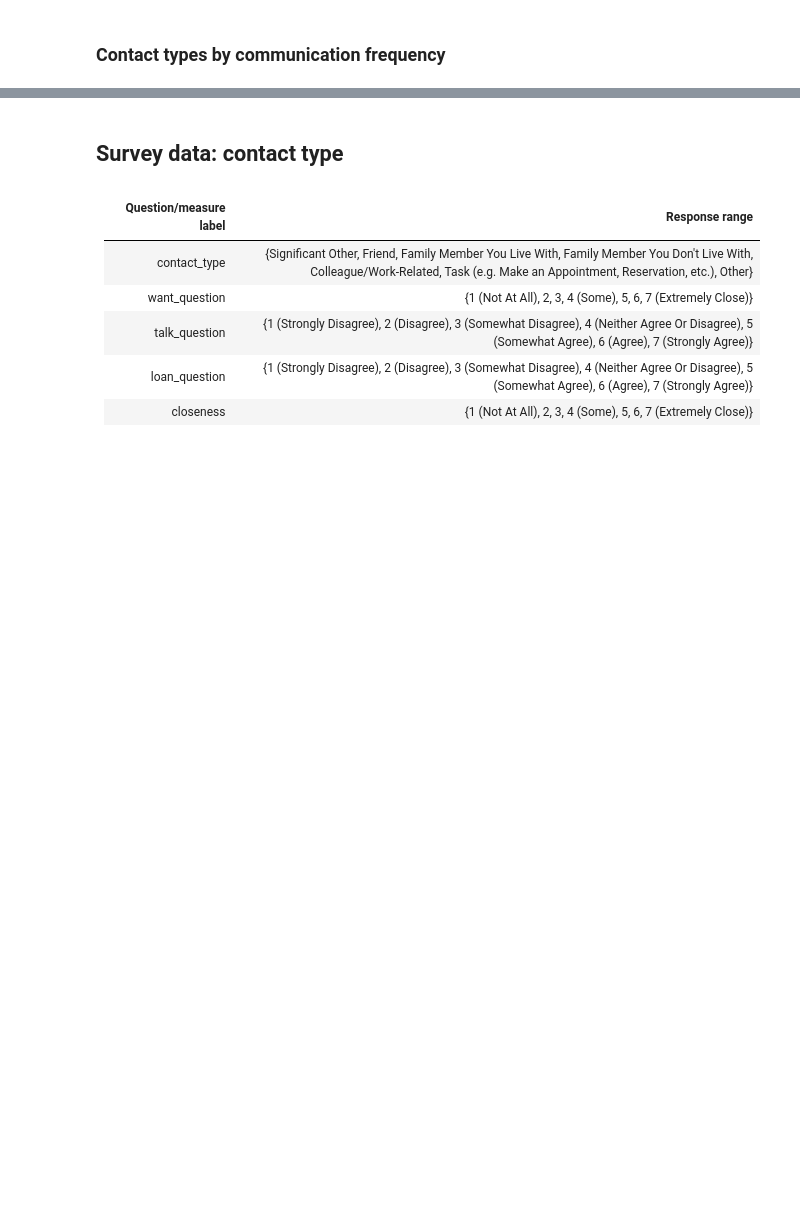
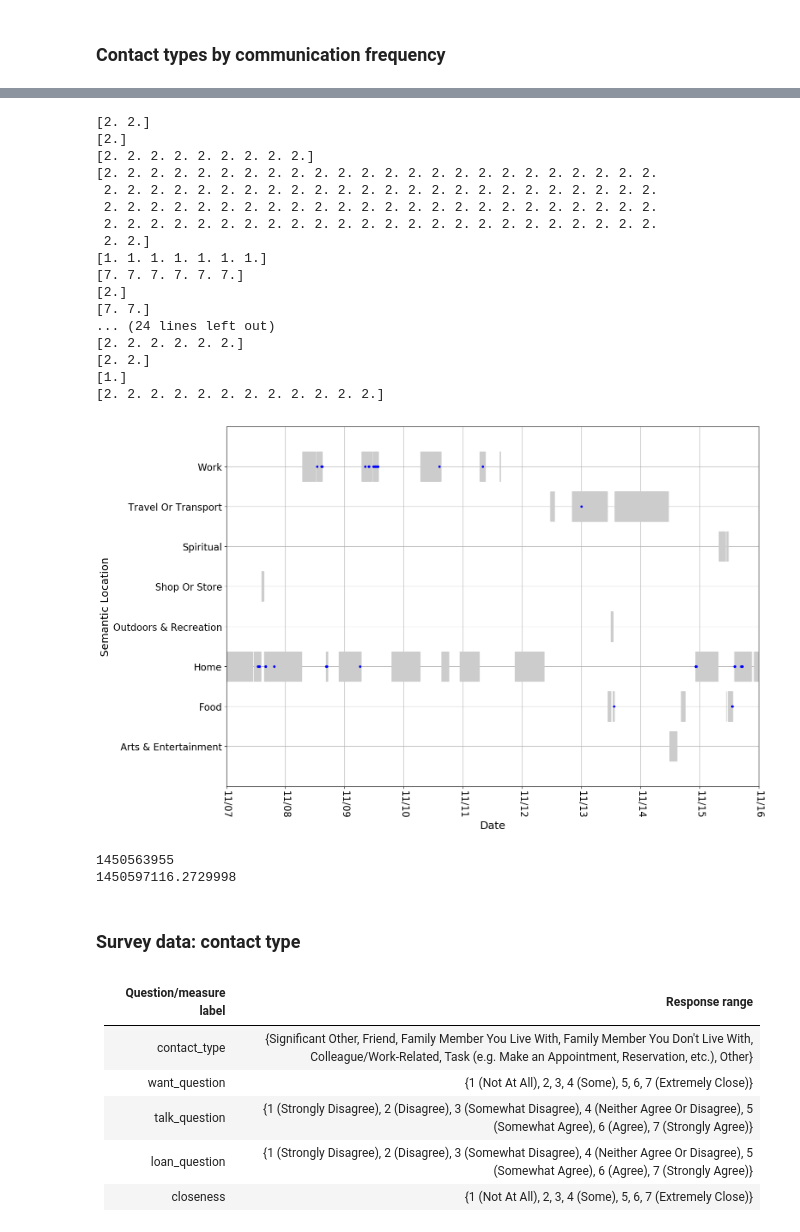
Before and after one commit to tliu526/relationship-prediction, a Jupyter notebook: notebooks/paper_stats.ipynb, the cells around one changed output, grey strips where cells are left out. Drawn from its saved outputs; the diff is of its cells as text; code cells hidden in the pictures; blank space fills up the shorter version.

```diff
--- a/notebooks/paper_stats.ipynb
+++ b/notebooks/paper_stats.ipynb
@@ -241,5 +366,51 @@ plt_name = 'paper_figs/all_contact_types_comm_freq{}.pdf'.format(plt_suffix)
+# %%
+# November 2015
+location_uniq = np.unique(locs)
+plt.figure(figsize=(16,10))
+for (i,loc) in enumerate(locs):
+    ind = np.where(location_uniq==loc)[0][0]
+    plt.plot(loc_times[i],ind*np.ones(len(loc_times[i])),'|',color=(0.8,0.8,0.8),markersize=50)
+    # TODO break out by contact type
+    if len(comm_times[i]) > 0:
+       plt.plot(comm_times[i],ind*np.ones(len(comm_times[i])),'o',color="blue", markersize=3)
+       print(ind*np.ones(len(comm_times[i])))
+
+plt.ylim([-1,len(location_uniq)])
+t_range = np.arange(1446940800.0, 1446940800.0+10*86400, 86400)
+plt.xlim([t_range[0], t_range[t_range.size-1]])
+plt.xticks(t_range, timestamp_to_date(t_range), rotation=270, fontsize=16)
+plt.yticks(np.arange(len(location_uniq)), remove_parentheses(location_uniq),fontsize=16)
+plt.xlabel('Date')
+plt.ylabel('Semantic Location')
+plt.grid()
+plt.tight_layout()
+# %% [output]
+[2. 2.]
+[2.]
+[2. 2. 2. 2. 2. 2. 2. 2. 2.]
+[2. 2. 2. 2. 2. 2. 2. 2. 2. 2. 2. 2. 2. 2. 2. 2. 2. 2. 2. 2. 2. 2. 2. 2.
+ 2. 2. 2. 2. 2. 2. 2. 2. 2. 2. 2. 2. 2. 2. 2. 2. 2. 2. 2. 2. 2. 2. 2. 2.
+ 2. 2. 2. 2. 2. 2. 2. 2. 2. 2. 2. 2. 2. 2. 2. 2. 2. 2. 2. 2. 2. 2. 2. 2.
+ 2. 2. 2. 2. 2. 2. 2. 2. 2. 2. 2. 2. 2. 2. 2. 2. 2. 2. 2. 2. 2. 2. 2. 2.
+ 2. 2.]
+[1. 1. 1. 1. 1. 1. 1.]
+[7. 7. 7. 7. 7. 7.]
+[2.]
+[7. 7.]
+... (24 lines left out)
+[2. 2. 2. 2. 2. 2.]
+[2. 2.]
+[1.]
+[2. 2. 2. 2. 2. 2. 2. 2. 2. 2. 2. 2.]
+[figure, added]
+# %%
+print(loc_times[0][0])
+print(comm_times[0][0])
+# %% [output]
+1450563955
+1450597116.2729998
 # %% [markdown]
-## Survey data: contact type
+### Survey data: contact type
 # %% [markdown]
 |Question/measure label | Response range|
 |-|-|
```
Also changed, not shown: parts of 37 cells of this notebook.
